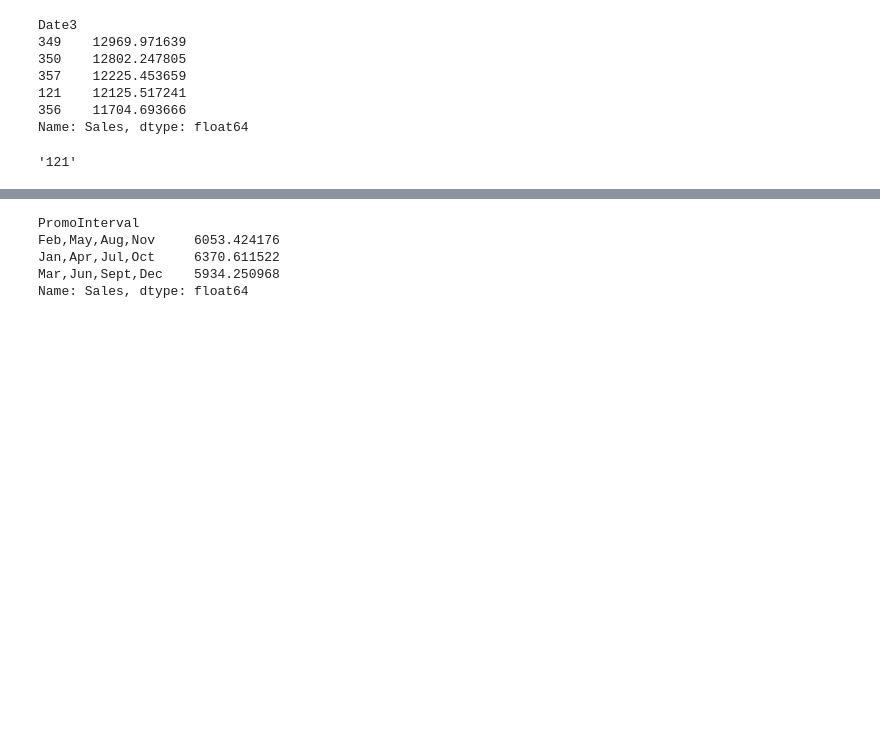
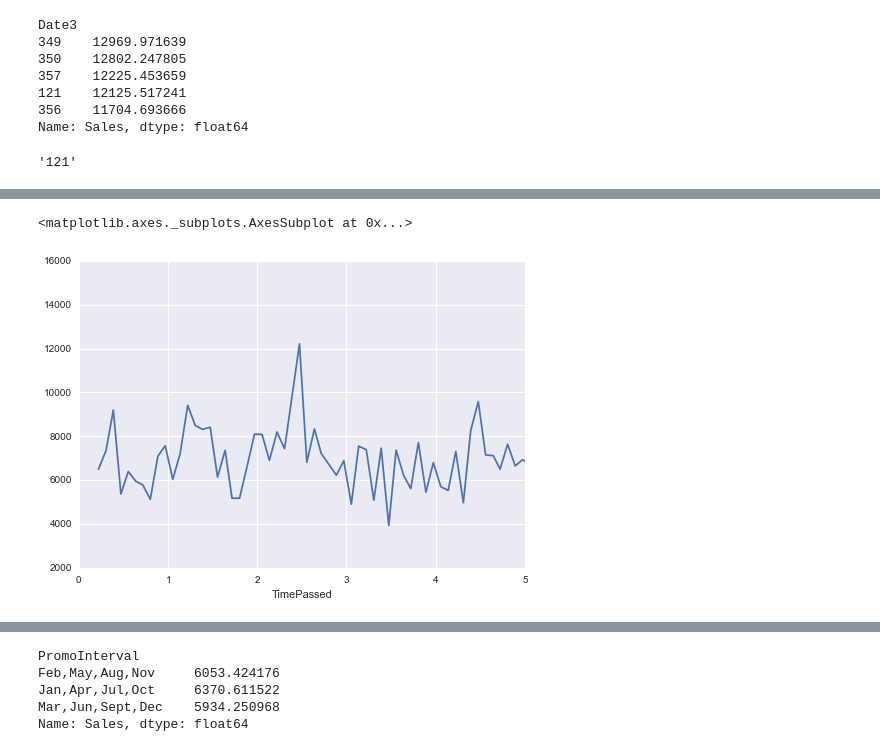
Before and after one commit to DarioMarrocchelli/DSI-Capstone-Project, a Jupyter notebook: DataExploration.ipynb, the cells around one changed output, grey strips where cells are left out. Cells and saved outputs as stored; diff of their text form; code cells hidden in the pictures; blank space fills up the shorter version.

```diff
--- a/DataExploration.ipynb
+++ b/DataExploration.ipynb
@@ -284,0 +287,10 @@ concat.groupby('Promo2SinceYear2')['Sales'].mean().plot()
+# %%
+# No clear correlation bewteen the time passed since the nearest competitor opened and the sales (all I see is noise)
+today = datetime.now()
+concat['TimePassed'] = ((today - concat['MonthYear']).dt.days)/365
+series = concat['TimePassed'].copy()
+series = series.order(ascending=False)
+concat.groupby('TimePassed')['Sales'].mean().plot(xlim = (0,5))
+# %% [output]
+<matplotlib.axes._subplots.AxesSubplot at 0x...>
+[figure, added]
```
Also changed, not shown: parts of 19 cells of this notebook.
